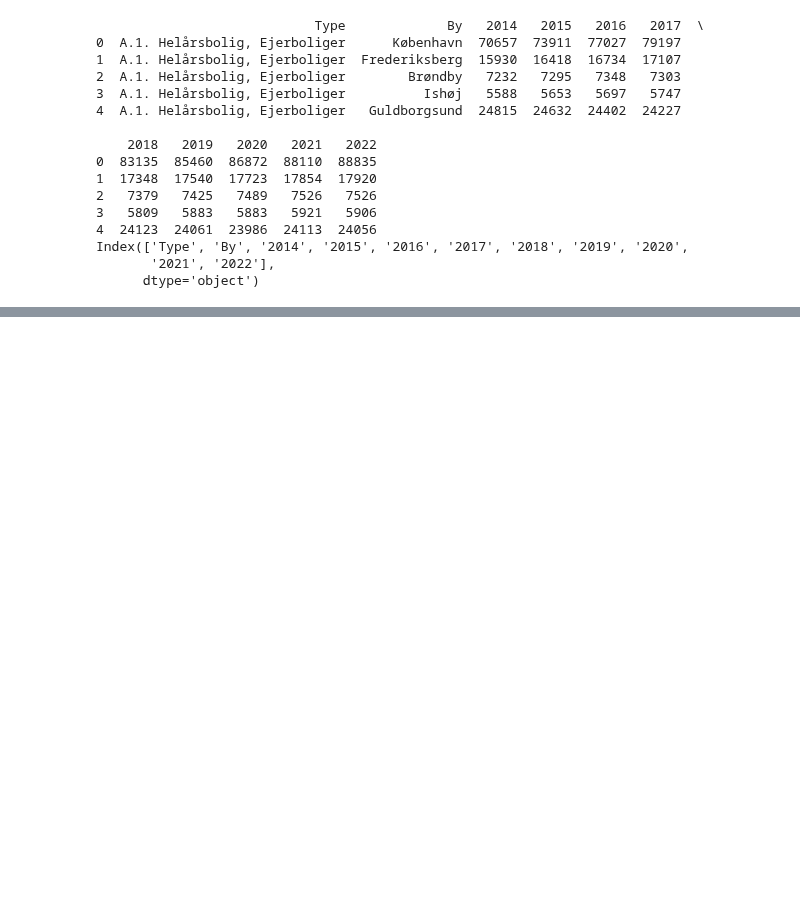
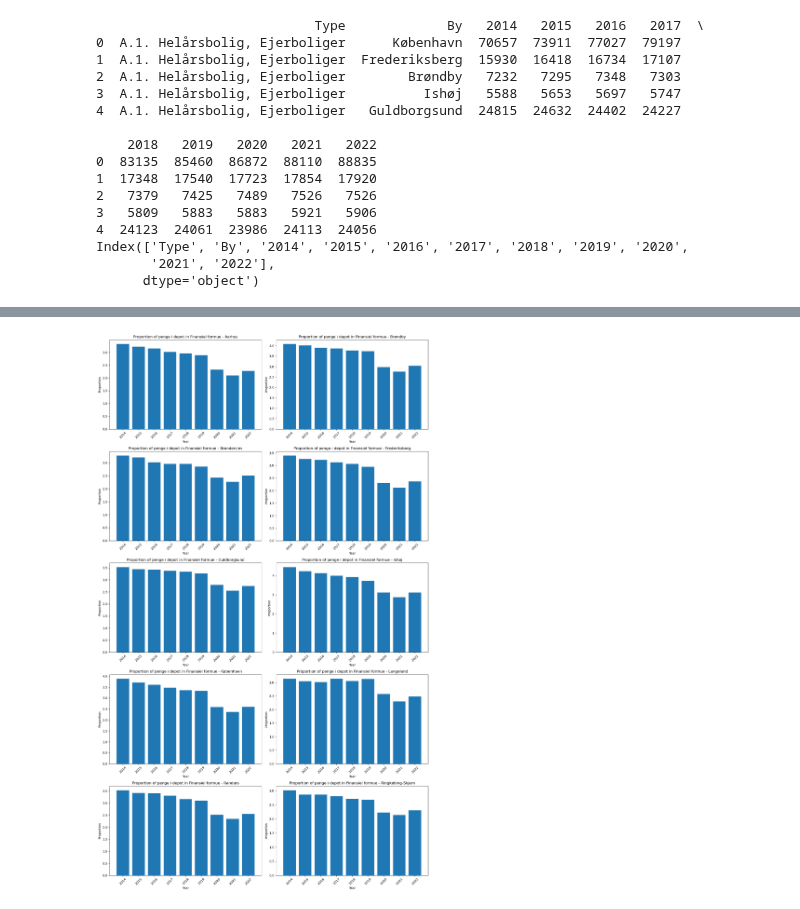
Before and after one commit to NumEconCopenhagen/projects-2024-frederik, a Jupyter notebook: dataproject/datakode.ipynb, the cells around one changed output, grey strips where cells are left out. Saved outputs shown, nothing was run; the diff lists cells and outputs as text; code cells hidden in the pictures; blank space fills up the shorter version.

```diff
--- a/dataproject/datakode.ipynb
+++ b/dataproject/datakode.ipynb
@@ -207,0 +315,14 @@ print(averagemedformue.head())
+# %%
+# Assuming that 'popmedformue' and 'averagestocks' are your DataFrames
+# and they have the same columns
+
+# Skip the first row which contains column names
+averagestock = averagestocks.iloc[1:]
+
+# Append the data without the header row to 'averagemedformue'
+combined_data = pd.concat([averagemedformue, averageinbank,])
+
+
+# Now 'combined_data' is a DataFrame that contains all the rows from both 'popmedformue' and 'averagestocks'
+
+print(combined_data.tail())
@@ -207,0 +350,59 @@ print(averagemedformue.head())
+# %%
+import pandas as pd
+import matplotlib.pyplot as plt
+import numpy as np
+
+# Assuming 'combined_data' is your DataFrame which contains the data
+
+# Melt the DataFrame to have 'Year', 'City', and 'Value' columns
+combined_data_long = pd.melt(combined_data, id_vars=['Enhed', 'Type', 'By'],
+                             var_name='Year', value_name='Value')
+
+# Filter the DataFrame for the two types
+finansiel_formue = combined_data_long[combined_data_long['Type'] == 'B. Finansiel formue i alt (2014-definition ekskl. B6)']
+bank_i_depot = combined_data_long[combined_data_long['Type'] == 'B.1. Indestående i pengeinstitutter']
+
+# Merge the datasets on 'By' and 'Year'
+combined_financial_data = pd.merge(finansiel_formue, bank_i_depot, on=['By', 'Year'], suffixes=('_finansiel', '_bank'))
+
+# Calculate the proportion of 'Aktier i depot' in 'Finansiel formue'
+combined_financial_data['Proportion'] = combined_financial_data['Value_bank'] / combined_financial_data['Value_finansiel']
+
+# Sorting the data might be beneficial for plotting
+combined_financial_data.sort_values(by=['By', 'Year'], inplace=True)
+
+# Plotting
+# Create a figure and a set of subplots
+cities = combined_financial_data['By'].unique()
+years = sorted(combined_financial_data['Year'].unique())
+
+# Calculate the number of subplot rows needed, with two plots per row
+num_rows = int(np.ceil(len(cities) / 2))
+
+# Set up the matplotlib figure
+fig, axs = plt.subplots(num_rows, 2, figsize=(15, num_rows * 5), constrained_layout=True)
+
+# Flatten the array of axes for easy iteration
+axs = axs.flatten()
+
+# Iterate through the cities and plot on individual subplots
+for i, city in enumerate(cities):
+    city_data = combined_financial_data[combined_financial_data['By'] == city]
+    ax = axs[i]  # Choose the subplot to plot on
+    ax.bar(city_data['Year'], city_data['Proportion'], label=city)
+    ax.set_title(f"Proportion of penge i depot in Finansiel formue - {city}")
+    ax.set_xlabel('Year')
+    ax.set_ylabel('Proportion')
+    ax.set_xticklabels(years, rotation=45)
+
+# Hide unused subplots if the number of cities is odd
+if len(cities) % 2 != 0:
+    axs[-1].set_visible(False)
+
+# Adjust layout to prevent overlap
+plt.tight_layout()
+
+# Show the plot
+plt.show()
+# %% [output]
+[figure, added]
```
Also changed, not shown: parts of 9 cells of this notebook.
